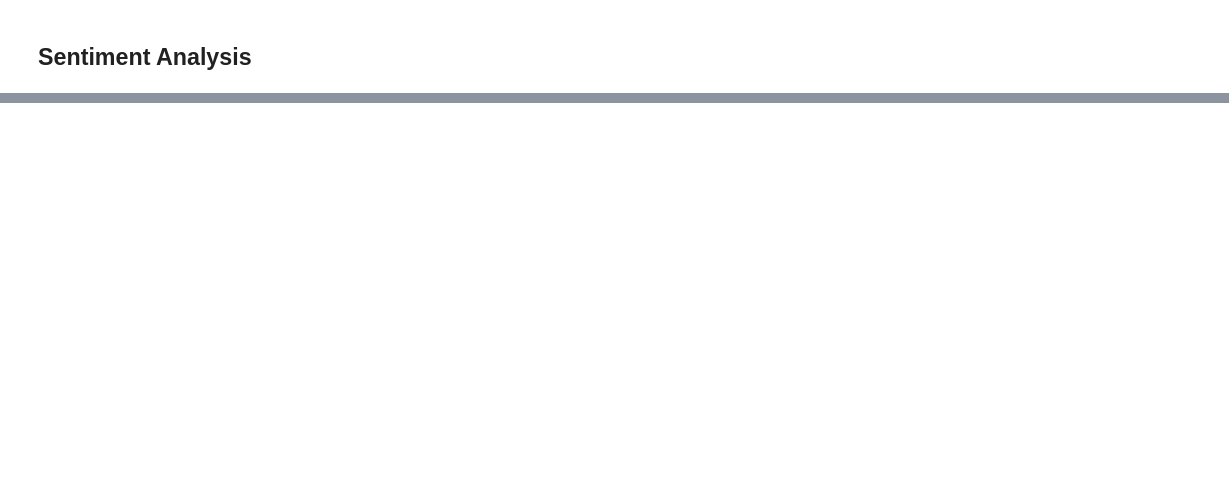
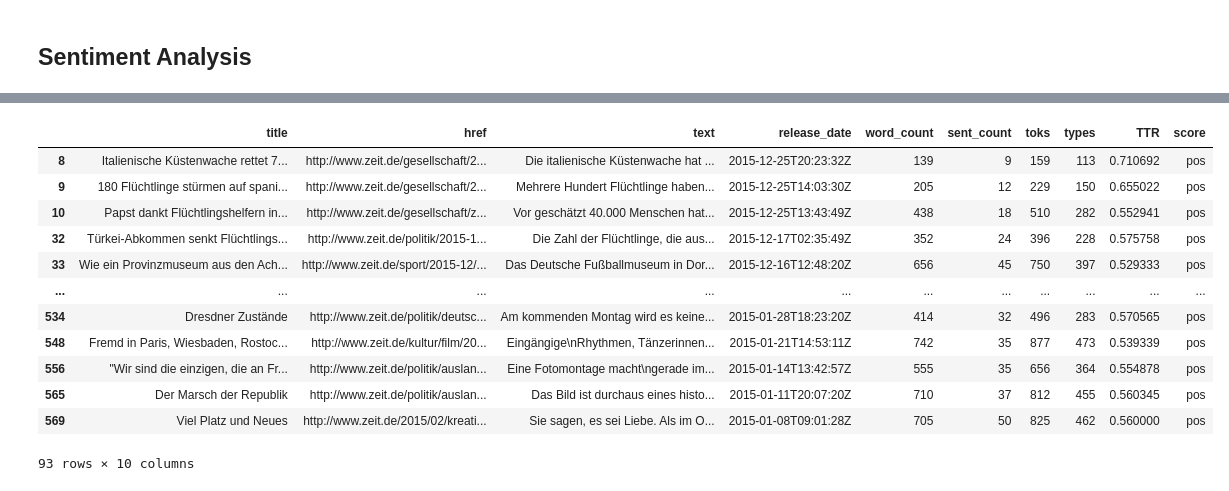
Before and after one commit to Data-Science-for-Linguists-2021/Fl-chtlingskrise-Sentiment-Analysis, a Jupyter notebook: Presentation.ipynb, the cells around one changed output, grey strips where cells are left out. Cells and saved outputs as stored; diff of their text form; code cells hidden in the pictures; blank space fills up the shorter version.

```diff
--- a/Presentation.ipynb
+++ b/Presentation.ipynb
@@ -347,0 +388,11 @@ for t in doc:
+# %%
+for k, v in scores.items():
+    try:
+        scores[k] = statistics.mean(v)
+    except:
+        scores[k] = 0.0
+        pass
+#scores
+# %%
+zeit_df['score']= zeit_df['href'].map(scores)
+zeit_df.head()
@@ -347,0 +406,11 @@ for t in doc:
+# %%
+def neg_pos(score):
+    if score < 0.0:
+        return 'neg'
+    elif score > 0.0:
+        return 'pos'
+    else:
+        return None
+# %%
+zeit_df.score = zeit_df['score'].map(lambda s: neg_pos(s))
+zeit_df.head()
@@ -347,0 +424,17 @@ for t in doc:
+# %%
+t = zeit_df[zeit_df.score == 'pos']
+t
+# %% [output]
+|  | title | href | text | release_date | word_count | sent_count | toks | types | TTR | score |
+| 8 | Italienische Küstenwache rettet 7... | http://www.zeit.de/gesellschaft/2... | Die italienische Küstenwache hat ... | 2015-12-25T20:23:32Z | 139 | 9 | 159 | 113 | 0.710692 | pos |
+| 9 | 180 Flüchtlinge stürmen auf spani... | http://www.zeit.de/gesellschaft/2... | Mehrere Hundert Flüchtlinge haben... | 2015-12-25T14:03:30Z | 205 | 12 | 229 | 150 | 0.655022 | pos |
+| 10 | Papst dankt Flüchtlingshelfern in... | http://www.zeit.de/gesellschaft/z... | Vor geschätzt 40.000 Menschen hat... | 2015-12-25T13:43:49Z | 438 | 18 | 510 | 282 | 0.552941 | pos |
+| 32 | Türkei-Abkommen senkt Flüchtlings... | http://www.zeit.de/politik/2015-1... | Die Zahl der Flüchtlinge, die aus... | 2015-12-17T02:35:49Z | 352 | 24 | 396 | 228 | 0.575758 | pos |
+| 33 | Wie ein Provinzmuseum aus den Ach... | http://www.zeit.de/sport/2015-12/... | Das Deutsche Fußballmuseum in Dor... | 2015-12-16T12:48:20Z | 656 | 45 | 750 | 397 | 0.529333 | pos |
+| ... | ... | ... | ... | ... | ... | ... | ... | ... | ... | ... |
+| 534 | Dresdner Zustände | http://www.zeit.de/politik/deutsc... | Am kommenden Montag wird es keine... | 2015-01-28T18:23:20Z | 414 | 32 | 496 | 283 | 0.570565 | pos |
+| 548 | Fremd in Paris, Wiesbaden, Rostoc... | http://www.zeit.de/kultur/film/20... | Eingängige\nRhythmen, Tänzerinnen... | 2015-01-21T14:53:11Z | 742 | 35 | 877 | 473 | 0.539339 | pos |
+| 556 | "Wir sind die einzigen, die an Fr... | http://www.zeit.de/politik/auslan... | Eine Fotomontage macht\ngerade im... | 2015-01-14T13:42:57Z | 555 | 35 | 656 | 364 | 0.554878 | pos |
+| 565 | Der Marsch der Republik | http://www.zeit.de/politik/auslan... | Das Bild ist durchaus eines histo... | 2015-01-11T20:07:20Z | 710 | 37 | 812 | 455 | 0.560345 | pos |
+| 569 | Viel Platz und Neues | http://www.zeit.de/2015/02/kreati... | Sie sagen, es sei Liebe. Als im O... | 2015-01-08T09:01:28Z | 705 | 50 | 825 | 462 | 0.560000 | pos |
+93 rows × 10 columns
```
Also changed, not shown: parts of 36 cells of this notebook.
